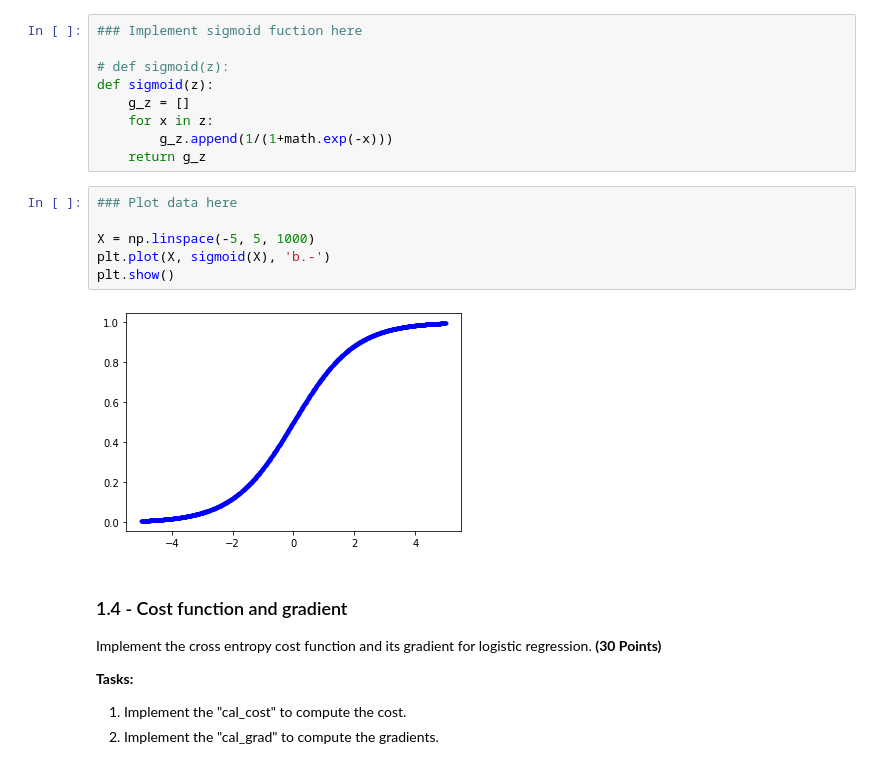
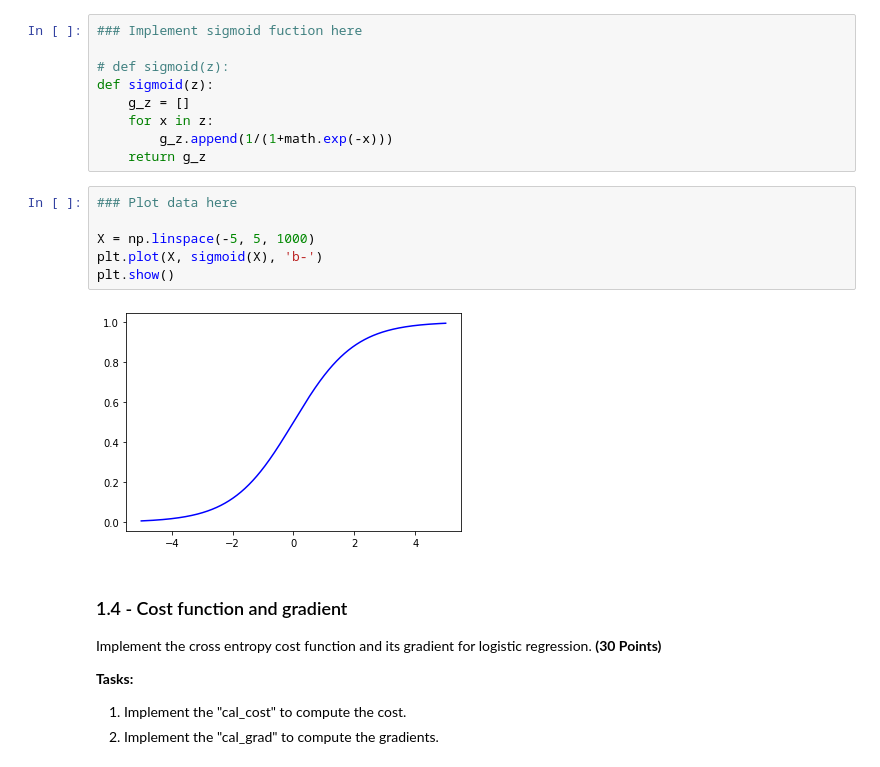
Before and after one commit to NChitty/CAP4630, a Jupyter notebook: hw2/Homework_02_colab.ipynb, the cells around one changed output. Drawn from its saved outputs; the diff is of its cells as text.

```diff
--- a/hw2/Homework_02_colab.ipynb
+++ b/hw2/Homework_02_colab.ipynb
@@ -93,11 +93,11 @@ def sigmoid(z):
 # %%
 ### Plot data here
 
 X = np.linspace(-5, 5, 1000)
-plt.plot(X, sigmoid(X), 'b.-')
+plt.plot(X, sigmoid(X), 'b-')
 plt.show()
 # %% [output]
-[figure, old version]
+[figure, new version]
 # %% [markdown]
 ### 1.4 - Cost function and gradient ##
 
```
